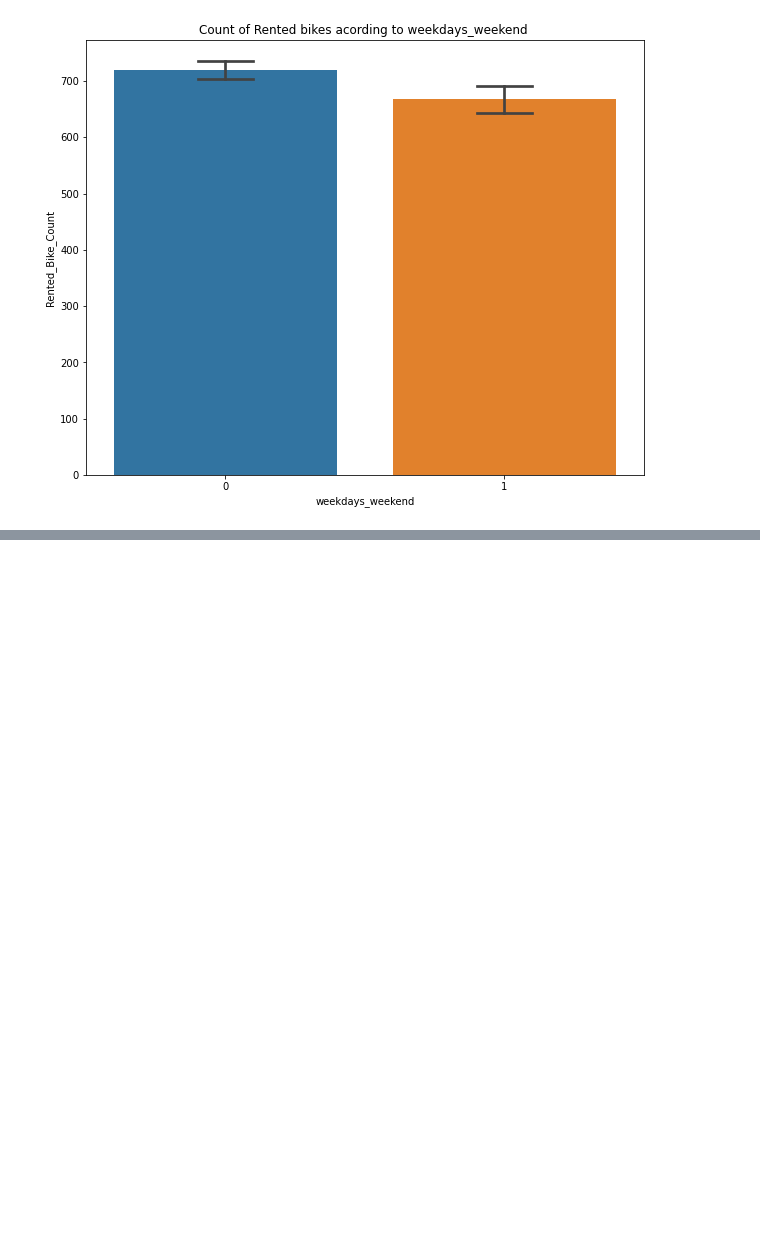
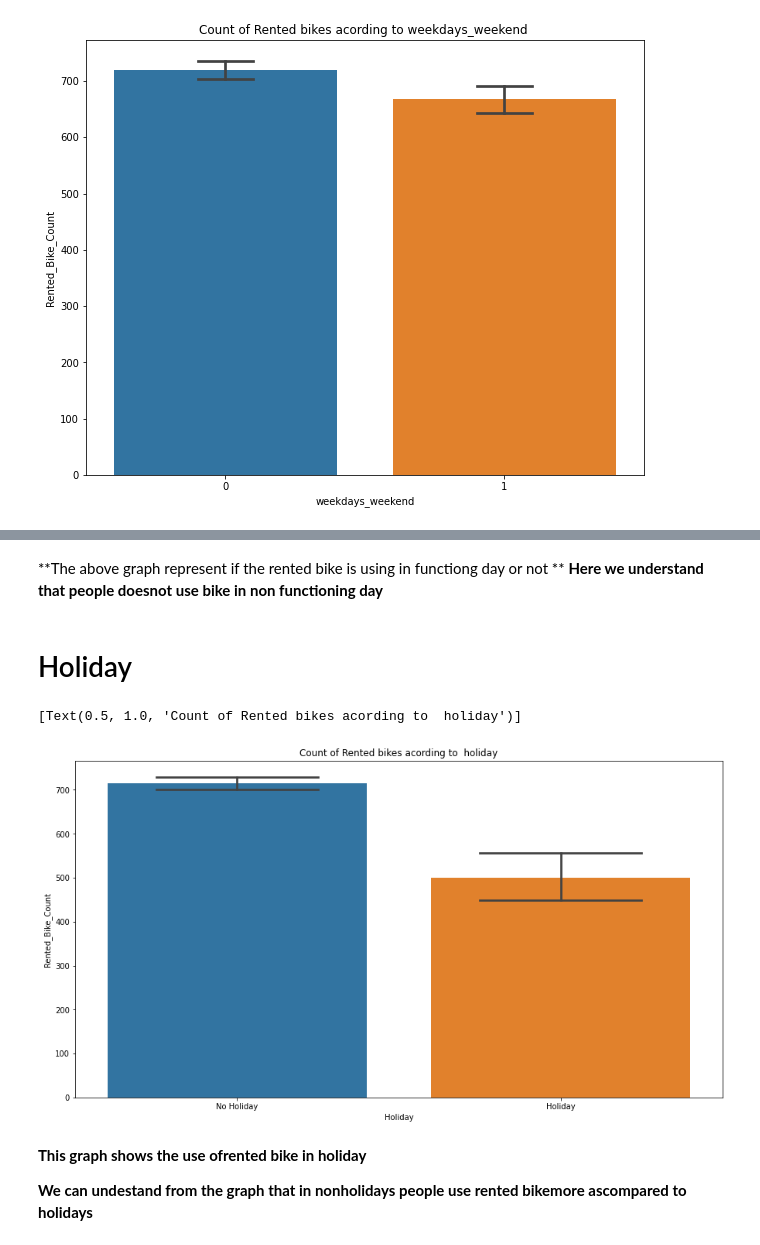
Before and after one commit to abhilashs1/Bike_Sharing_Demand, a Jupyter notebook: Bike_Sharing_Demand.ipynb, the cells around one changed output, grey strips where cells are left out. Cells and saved outputs as stored; diff of their text form; code cells hidden in the pictures; blank space fills up the shorter version.

```diff
--- a/Bike_Sharing_Demand.ipynb
+++ b/Bike_Sharing_Demand.ipynb
@@ -455,0 +481,16 @@ ax.set(title='Count of Rented bikes acording to weekdays_weekend ')
+# %% [markdown]
+**The above graph represent if the rented bike is using in  functiong day or not **
+**Here we understand that people doesnot use bike in non functioning day**
+# %% [markdown]
+# Holiday
+# %%
+fig,ax=plt.subplots(figsize=(15,8))
+sns.barplot(data=bike_df,x= 'Holiday',y='Rented_Bike_Count',ax=ax,capsize= .5)
+ax.set(title='Count of Rented bikes acording to  holiday')
+# %% [output]
+[Text(0.5, 1.0, 'Count of Rented bikes acording to  holiday')]
+[figure, added]
+# %% [markdown]
+**This graph shows the use ofrented bike in holiday**
+
+**We can undestand from the graph that in nonholidays people use rented bikemore ascompared to holidays**
```
Also changed, not shown: parts of 24 cells of this notebook.
